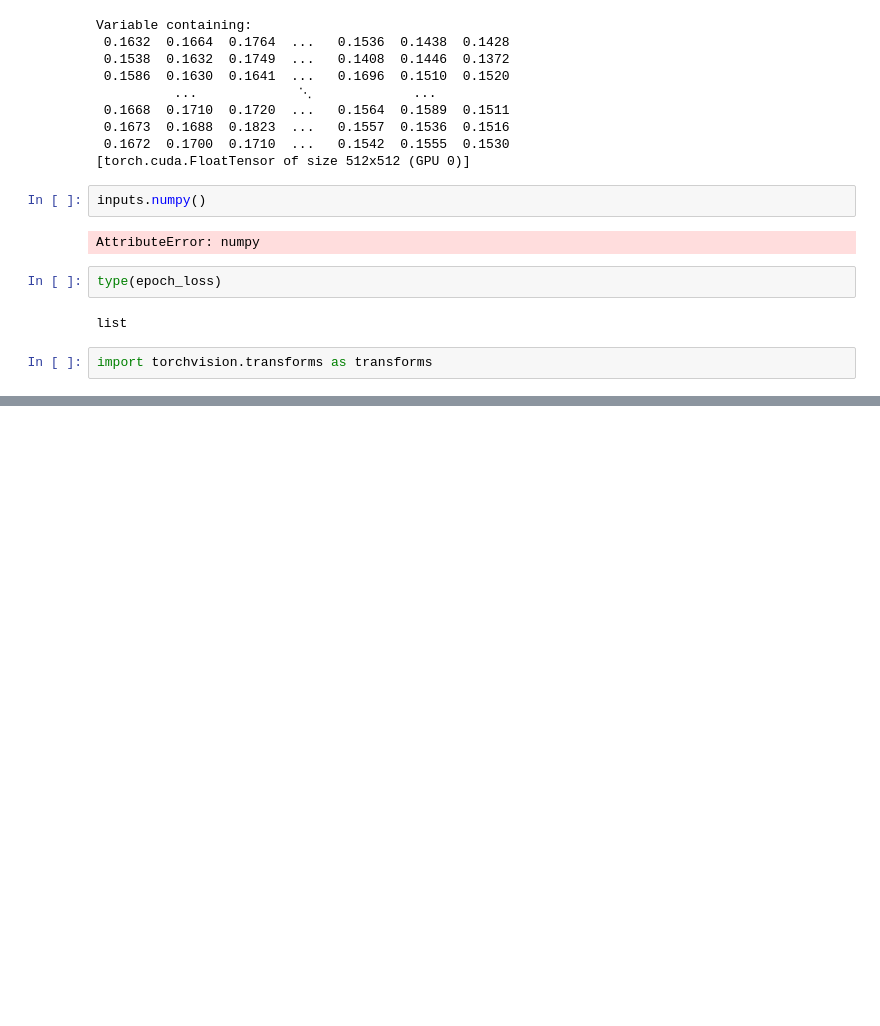
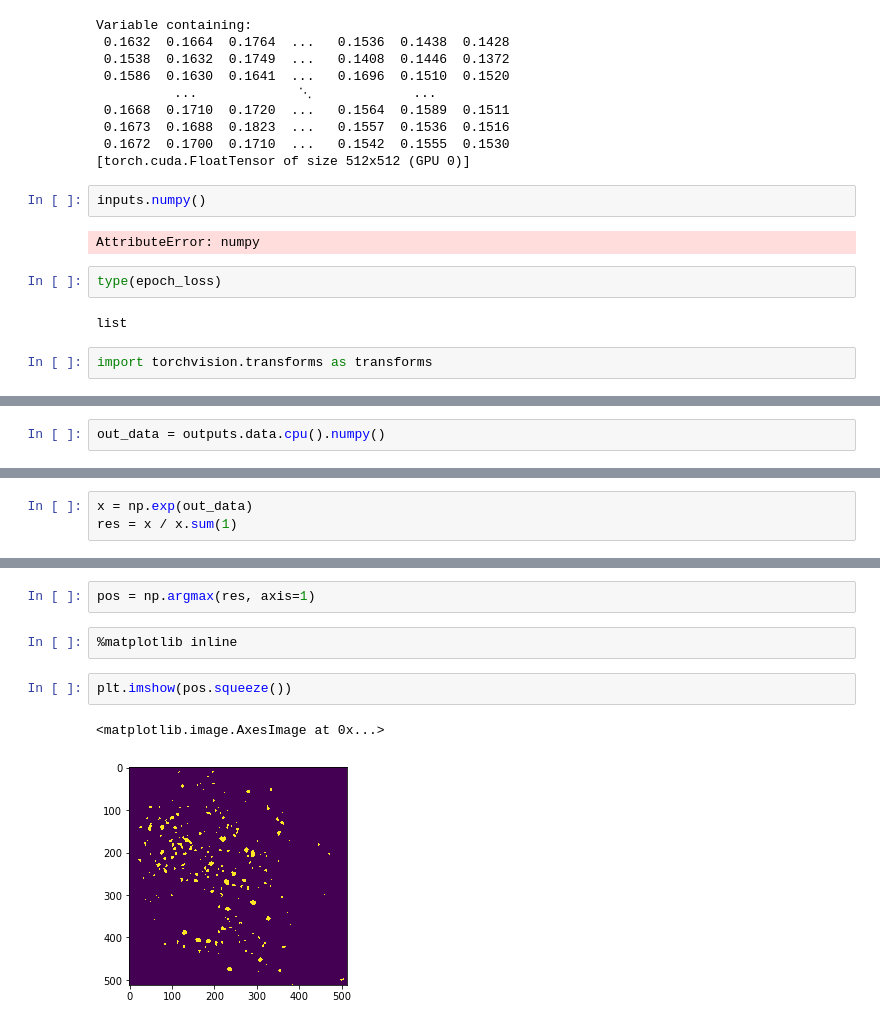
Before and after one commit to npatel5/blinkende_lichter, a Jupyter notebook: piwise-master/unet_test.ipynb, the cells around one changed output, grey strips where cells are left out. Saved outputs shown, nothing was run; the diff lists cells and outputs as text; blank space fills up the shorter version.

```diff
--- a/piwise-master/unet_test.ipynb
+++ b/piwise-master/unet_test.ipynb
@@ -301,0 +646,2 @@ import torchvision.transforms as transforms
+# %%
+out_data = outputs.data.cpu().numpy()
@@ -301,0 +710,3 @@ import torchvision.transforms as transforms
+# %%
+x = np.exp(out_data)
+res = x / x.sum(1)
@@ -301,0 +733,9 @@ import torchvision.transforms as transforms
+# %%
+pos = np.argmax(res, axis=1)
+# %%
+%matplotlib inline
+# %%
+plt.imshow(pos.squeeze())
+# %% [output]
+<matplotlib.image.AxesImage at 0x...>
+[figure, added]
```
Also changed, not shown: parts of 101 cells of this notebook.
